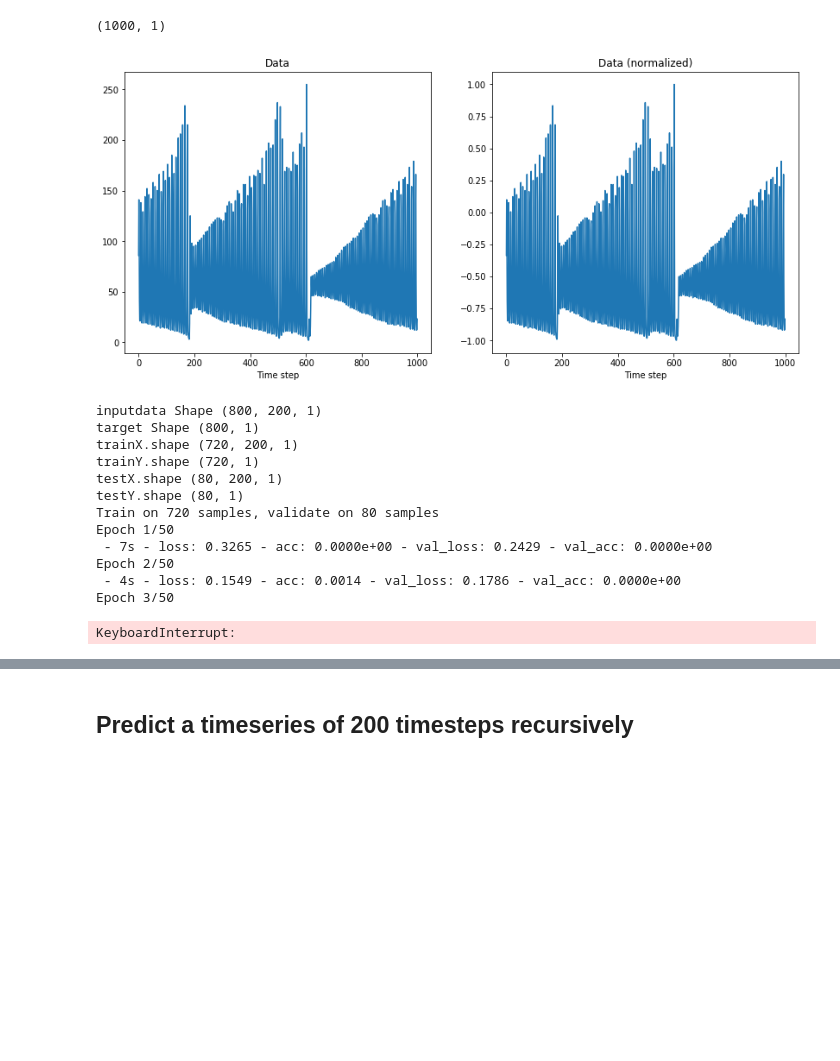
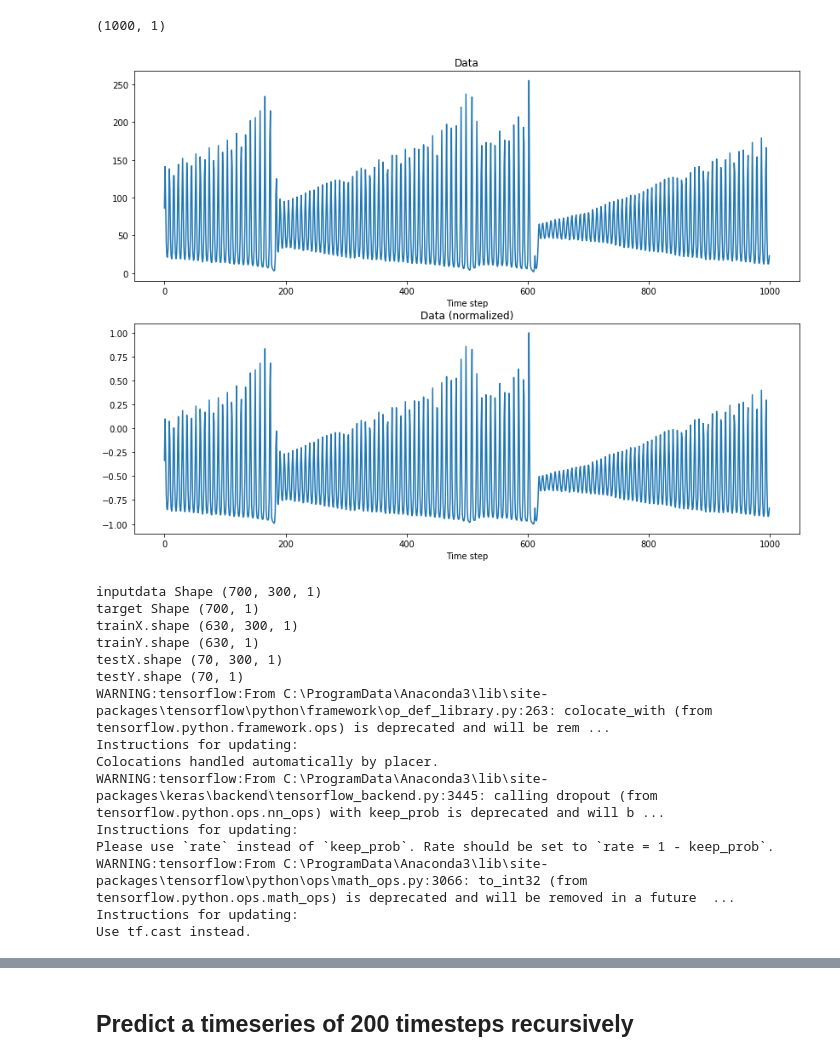
Before and after one commit to HansBambel/DeepLearning2019, a Jupyter notebook: Assignment2/timeseriesPrediction.ipynb, the cells around one changed output, grey strips where cells are left out. Saved outputs shown, nothing was run; the diff lists cells and outputs as text; code cells hidden in the pictures; blank space fills up the shorter version.

Commit message:
Load and save now easier, error now RMSE

```diff
--- a/Assignment2/timeseriesPrediction.ipynb
+++ b/Assignment2/timeseriesPrediction.ipynb
@@ -24,14 +24,14 @@ data_normed = scaler.transform(data)
 # %%
-plt.figure(figsize=(14,6))
-plt.subplot(121)
+plt.figure(figsize=(14,10))
+plt.subplot(211)
 plt.plot(data)
 plt.title("Data")
 plt.xlabel("Time step")
 
-plt.subplot(122)
+plt.subplot(212)
 plt.plot(data_normed)
 plt.title("Data (normalized)")
 plt.xlabel("Time step")
 plt.show()
 # %% [output]
-[figure, old version]
+[figure, new version]
@@ -61,12 +38,15 @@ def load_model():
 # %%
-inputsize = 200
+inputsize = 300
+
+def root_mean_squared_error(y_true, y_pred):
+        return K.sqrt(K.mean(K.square(y_pred - y_true)))
 
 def get_model():
     model = keras.Sequential()
     model.add(LSTM(16, return_sequences=True, input_shape=(trainX.shape[1], 1), dropout=0.2, recurrent_dropout=0.2))
     model.add(LSTM(8, return_sequences=False, dropout=0.2, recurrent_dropout=0.2))
     model.add(Dense(1, activation='tanh'))
-    model.compile(loss='mean_squared_error',
+    model.compile(loss=root_mean_squared_error,
               optimizer='adam',
               metrics=['accuracy'])
     return model
@@ -92,29 +72,31 @@ print("trainY.shape", trainY.shape)
 print("testX.shape", testX.shape)
 print("testY.shape", testY.shape)
 
-# Create model
-model = get_model()
-# Train it
-history = model.fit(trainX, trainY, epochs=50, validation_data=(testX, testY), verbose=2, shuffle=True)
-# Save it
-model_json = model.to_json()
-with open("model.json", "w") as json_file:
-    json_file.write(model_json)
-    # serialize weights to HDF5
-    model.save_weights("model.h5")
-    print("Saved model")
+loadModel = True
+
+if loadModel:
+    model = keras.models.load_model("model.h5")
+else:
+    # Create model
+    model = get_model()
+    # Train it
+    history = model.fit(trainX, trainY, epochs=30, validation_data=(testX, testY), verbose=2, shuffle=True)
+    # Save it
+    model.save("model.h5")
 # %% [output]
-inputdata Shape (800, 200, 1)
-target Shape (800, 1)
-trainX.shape (720, 200, 1)
-trainY.shape (720, 1)
-testX.shape (80, 200, 1)
-testY.shape (80, 1)
-Train on 720 samples, validate on 80 samples
-Epoch 1/50
- - 7s - loss: 0.3265 - acc: 0.0000e+00 - val_loss: 0.2429 - val_acc: 0.0000e+00
-Epoch 2/50
- - 4s - loss: 0.1549 - acc: 0.0014 - val_loss: 0.1786 - val_acc: 0.0000e+00
-Epoch 3/50
+inputdata Shape (700, 300, 1)
+target Shape (700, 1)
+trainX.shape (630, 300, 1)
+trainY.shape (630, 1)
+testX.shape (70, 300, 1)
+testY.shape (70, 1)
+WARNING:tensorflow:From C:\ProgramData\Anaconda3\lib\site-packages\tensorflow\python\framework\op_def_library.py:263: colocate_with (from tensorflow.python.framework.ops) is deprecated and will be rem ...
+Instructions for updating:
+Colocations handled automatically by placer.
+WARNING:tensorflow:From C:\ProgramData\Anaconda3\lib\site-packages\keras\backend\tensorflow_backend.py:3445: calling dropout (from tensorflow.python.ops.nn_ops) with keep_prob is deprecated and will b ...
+Instructions for updating:
+Please use `rate` instead of `keep_prob`. Rate should be set to `rate = 1 - keep_prob`.
+WARNING:tensorflow:From C:\ProgramData\Anaconda3\lib\site-packages\tensorflow\python\ops\math_ops.py:3066: to_int32 (from tensorflow.python.ops.math_ops) is deprecated and will be removed in a future  ...
+Instructions for updating:
+Use tf.cast instead.
-KeyboardInterrupt:
 # %%
```
Also changed, not shown: parts of 8 cells of this notebook.
